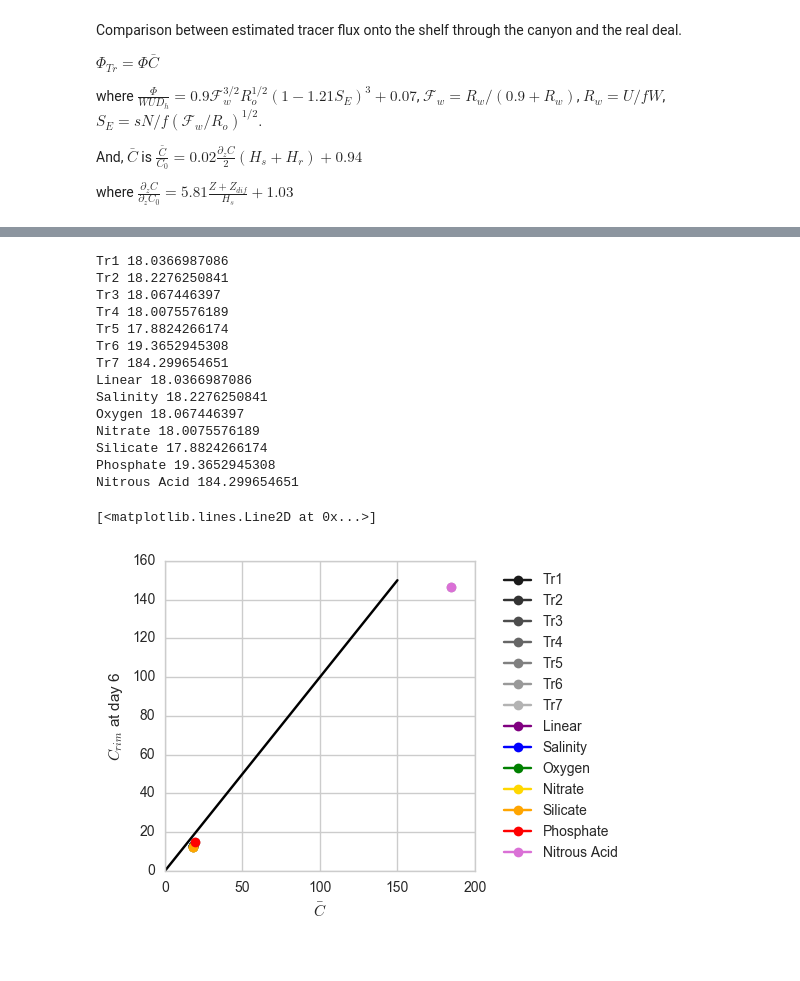
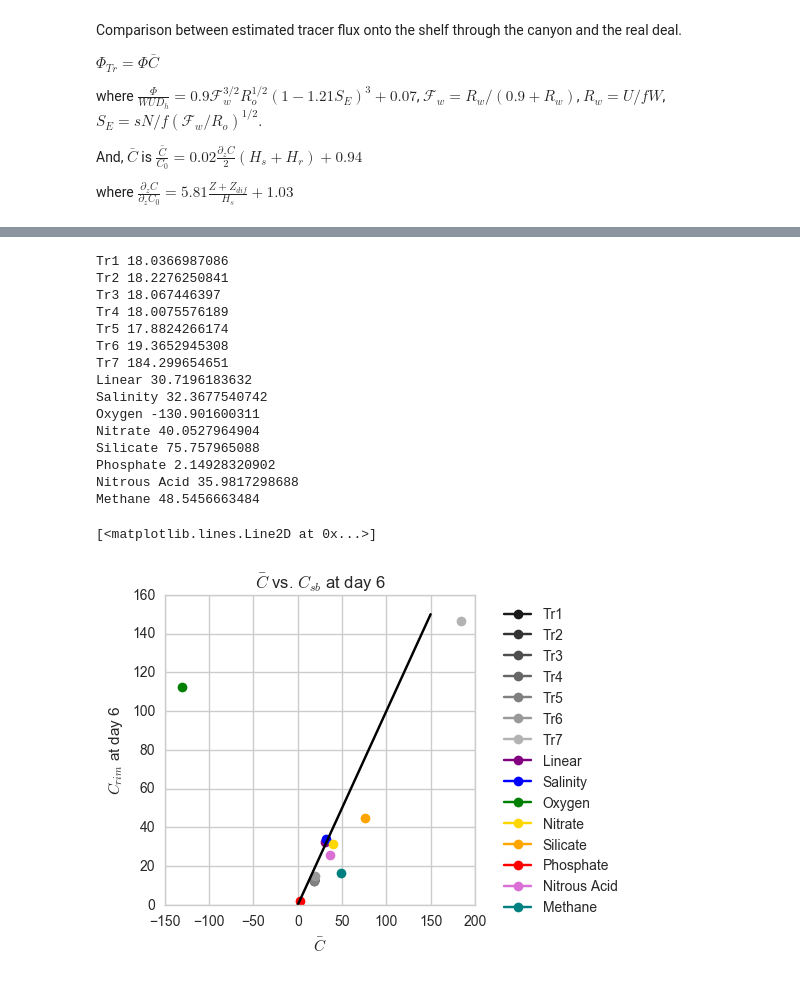
Before and after one commit to UBC-MOAD/outputanalysisnotebooks, a Jupyter notebook: NutrientProfiles/Parabolic/How_far_from_real_profiles.ipynb, the cells around one changed output, grey strips where cells are left out. Drawn from its saved outputs; the diff is of its cells as text; code cells hidden in the pictures.

Commit message:
Fixed comparison plots becasue I was plotting the wrong variable

```diff
--- a/NutrientProfiles/Parabolic/How_far_from_real_profiles.ipynb
+++ b/NutrientProfiles/Parabolic/How_far_from_real_profiles.ipynb
@@ -129,7 +129,7 @@ for TrMass, dTr0,Co, lab, col in zip(Mass_Para,dTr0_Para,Co_Para,labels_Para,col
     print(lab,Capprox)
     ax.errorbar(scale_PhiTr/1E4, PhiTr/1E4, yerr=PhiTr_std/1E4, color=col, label=lab, marker='o')
 
-for TrMass, dTr0, Co, lab, col in zip(Mass_Bark,dTr0_Bark,Co_Para,labels_Bark,colours_Bark):
+for TrMass, dTr0, Co, lab, col in zip(Mass_Bark,dTr0_Bark,Co_Bark,labels_Bark,colours_Bark):
 
     mass_can_eff = dfBAR[TrMass]-dfBARnoc[TrMass]
     PhiTr = np.mean(np.array([(mass_can_eff[ii]-mass_can_eff[ii-1])/(time[ii]-time[ii-1]) for ii in range (8,15)]))
@@ -146,6 +146,7 @@ ax.legend(bbox_to_anchor=(1.5,1),ncol=1, columnspacing=0.1)
 ax.set_xlabel(r'$\Phi_{Tr}$')
 ax.set_ylabel('Tr mass in HCW anom ($[C]$m$^{-3}$)')
 
+ax.set_title('Scaling estimate vs. model results')
 ax.set_ylim(-5,140)
 ax.plot(np.arange(0,140,50),np.arange(0,140,50),'-k')
 # %% [output]
@@ -177,10 +179,9 @@ for TrMass, dTr0,Co, lab, col in zip(Mass_Para,dTr0_Para,Co_Para,labels_Para,col
     dTrdz = -dTr0*(5.81*(((Z+Zdif)/Hs))+1.03)
     Capprox=((0.02*(dTrdz*(Hh+132.0)/2.0))+0.94)*Co
     scale_PhiTr = HA2013*Capprox
-    print(lab,Capprox)
     ax.errorbar(scale_PhiTr/1E4, PhiTr/1E4, yerr=PhiTr_std/1E4, color=col, label=lab, marker='o')
 
-for TrMass, dTr0, Co, lab, col in zip(Mass_Bark,dTr0_Bark,Co_Para,labels_Bark,colours_Bark):
+for TrMass, dTr0, Co, lab, col in zip(Mass_Bark,dTr0_Bark,Co_Bark,labels_Bark,colours_Bark):
 
     mass_can_eff = dfBAR[TrMass]-dfBARnoc[TrMass]
     PhiTr = np.mean(np.array([(mass_can_eff[ii]-mass_can_eff[ii-1])/(time[ii]-time[ii-1]) for ii in range (8,15)]))
@@ -188,7 +189,6 @@ for TrMass, dTr0, Co, lab, col in zip(Mass_Bark,dTr0_Bark,Co_Para,labels_Bark,co
 
     dTrdz = -dTr0*(5.81*(((Z+Zdif)/Hs))+1.03)
     Capprox=((0.02*(dTrdz*(Hh+132.0)/2.0))+0.94)*Co
-    print(lab,Capprox)
     scale_PhiTr = HA2013*Capprox
 
     ax.errorbar(scale_PhiTr/1E4, PhiTr/1E4, yerr=PhiTr_std/1E4, color=col, label=lab, marker='o')
@@ -197,7 +197,8 @@ ax.legend(bbox_to_anchor=(1.5,1),ncol=1, columnspacing=0.1)
 ax.set_xlabel(r'$\Phi_{Tr}$')
 ax.set_ylabel('Tr mass in HCW anom ($[C]$m$^{-3}$)')
 
-ax.set_ylim(20,80)
-ax.set_xlim(20,80)
+ax.set_title('Zoomed in plot')
+ax.set_ylim(30,120)
+ax.set_xlim(30,120)
 ax.plot(np.arange(0,140,50),np.arange(0,140,50),'-k')
 # %% [output]
@@ -220,27 +206,0 @@ Nitrous Acid 195.209370488
-# %%
-fig,ax = plt.subplots(1,1,figsize=(4,4))
-
-for TrMass, C, lab, col in zip(Mass_Para,Cd6_Para,labels_Para,colours_Para):
-
-    mass_can_eff = dfLWR[TrMass]-dfLWRnoc[TrMass]
-    PhiTr = np.mean(np.array([(mass_can_eff[ii]-mass_can_eff[ii-1])/(time[ii]-time[ii-1]) for ii in range (8,15)]))
-    PhiTr_std = np.std(np.array([(mass_can_eff[ii]-mass_can_eff[ii-1])/(time[ii]-time[ii-1]) for ii in range (8,15)]))
-
-    scale_PhiTr = HA2013*C
-    ax.errorbar(scale_PhiTr/1E4, PhiTr/1E4, yerr=PhiTr_std/1E4, color=col, label=lab, marker='o')
-
-for TrMass, Cd6, lab, col in zip(Mass_Bark,Cd6_Para,labels_Bark,colours_Bark):
-
-    mass_can_eff = dfBAR[TrMass]-dfBARnoc[TrMass]
-    PhiTr = np.mean(np.array([(mass_can_eff[ii]-mass_can_eff[ii-1])/(time[ii]-time[ii-1]) for ii in range (8,15)]))
-    PhiTr_std = np.std(np.array([(mass_can_eff[ii]-mass_can_eff[ii-1])/(time[ii]-time[ii-1]) for ii in range (8,15)]))
-
-    scale_PhiTr = HA2013*C
-
-    ax.errorbar(scale_PhiTr/1E4, PhiTr/1E4, yerr=PhiTr_std/1E4, color=col, label=lab, marker='o')
-
-ax.legend(bbox_to_anchor=(1.5,1),ncol=1, columnspacing=0.1)
-ax.set_xlabel(r'$\Phi_{Tr}$')
-ax.set_ylabel('Tr mass in HCW anom ($[C]$m$^{-3}$)')
-
-ax.plot(np.arange(0,140,50),np.arange(0,140,50),'-k')
@@ -250,39 +207,40 @@ ax.plot(np.arange(0,140,50),np.arange(0,140,50),'-k')
 # %%
 fig,ax = plt.subplots(1,1,figsize=(4,4))
 
 for C,dTr0,Co, lab, col in zip(Cd6_Para,dTr0_Para,Co_Para,labels_Para,colours_Para):
 
     dTrdz = -dTr0*(5.81*(((Z+Zdif)/Hs))+1.03)
     Capprox=((0.02*(dTrdz*(Hh+132.0)/2.0))+0.94)*Co
     print(lab,Capprox)
     ax.plot(Capprox, C, color=col, label=lab, marker='o')
 
-for C,dTr0,Co, lab, col in zip(Cd6_Para,dTr0_Para,Co_Para,labels_Bark,colours_Bark):
+for C,dTr0,Co, lab, col in zip(Cd6_Bark,dTr0_Bark,Co_Bark,labels_Bark,colours_Bark):
 
     dTrdz = -dTr0*(5.81*(((Z+Zdif)/Hs))+1.03)
     Capprox=((0.02*(dTrdz*(Hh+132.0)/2.0))+0.94)*Co
     print(lab,Capprox)
     ax.plot(Capprox, C, color=col, label=lab, marker='o')
 
 ax.legend(bbox_to_anchor=(1.5,1),ncol=1, columnspacing=0.1)
 ax.set_xlabel(r'$\bar{C}$')
 ax.set_ylabel('$C_{rim}$ at day 6')
-
+ax.set_title(r'$\bar{C}$ vs. $C_{sb}$ at day 6')
 ax.plot(np.arange(0,160,50),np.arange(0,160,50),'-k')
 # %% [output]
 Tr1 18.0366987086
 Tr2 18.2276250841
 Tr3 18.067446397
 Tr4 18.0075576189
 Tr5 17.8824266174
 Tr6 19.3652945308
 Tr7 184.299654651
-Linear 18.0366987086
-Salinity 18.2276250841
-Oxygen 18.067446397
-Nitrate 18.0075576189
-Silicate 17.8824266174
-Phosphate 19.3652945308
-Nitrous Acid 184.299654651
+Linear 30.7196183632
+Salinity 32.3677540742
+Oxygen -130.901600311
+Nitrate 40.0527964904
+Silicate 75.757965088
+Phosphate 2.14928320902
+Nitrous Acid 35.9817298688
+Methane 48.5456663484
 [<matplotlib.lines.Line2D at 0x...>]
-[figure, old version]
+[figure, new version]
```
Also changed, not shown: parts of 4 cells of this notebook.
